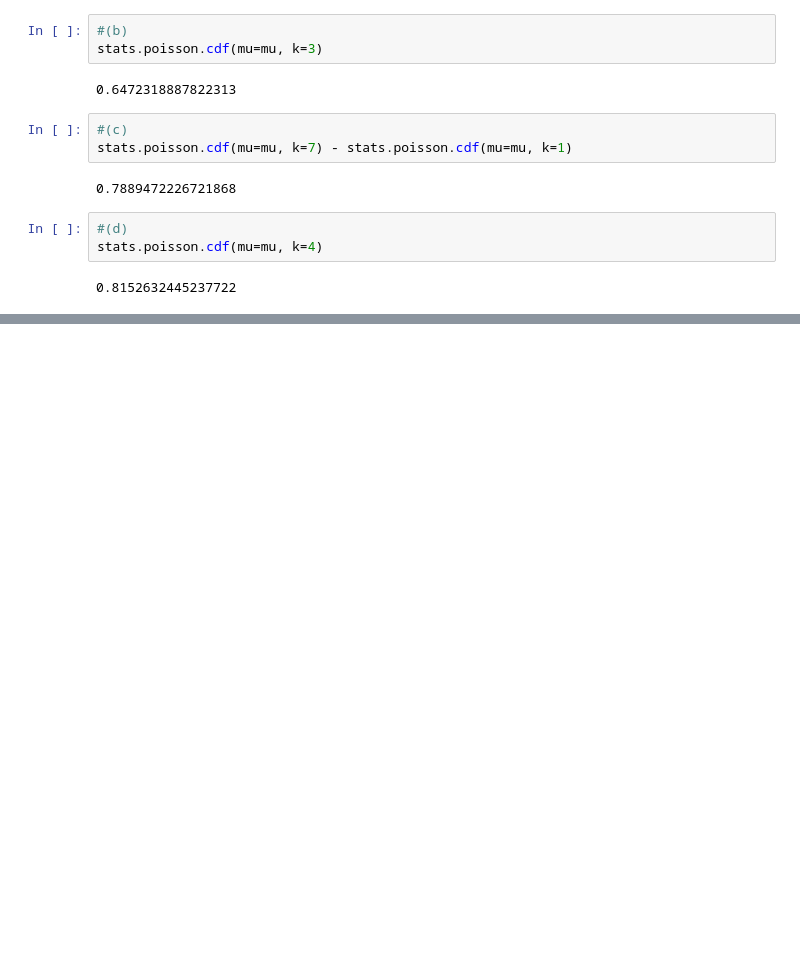
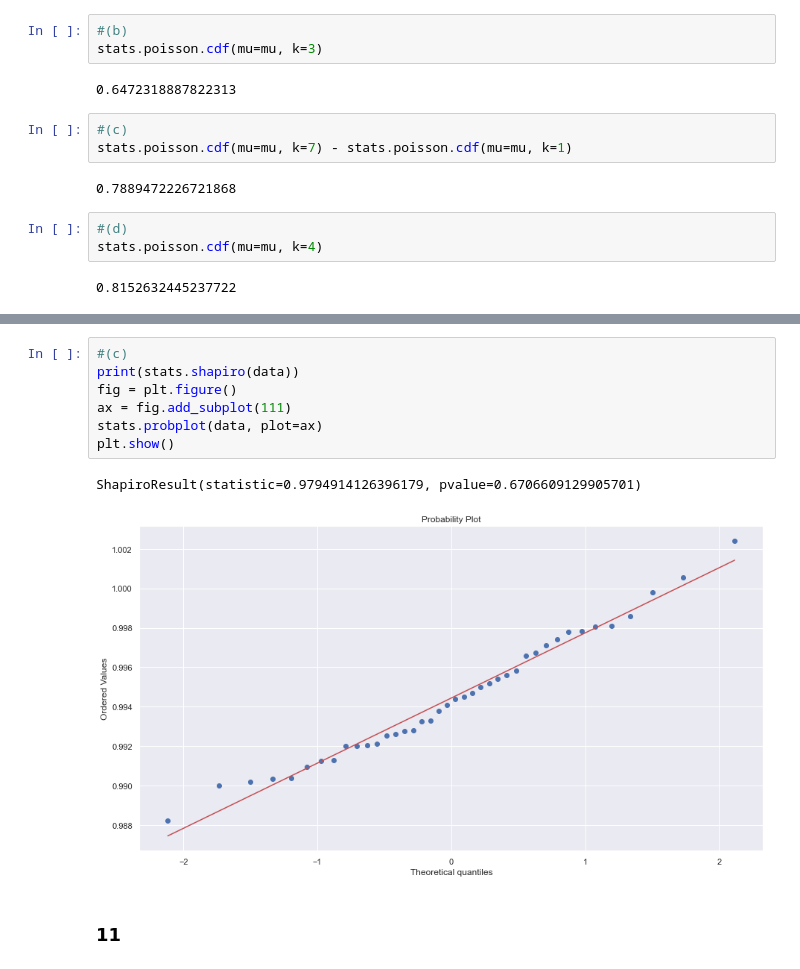
Before and after one commit to johanjun/study_datascienceandpython, a Jupyter notebook: python_stats/4. random generating, test.ipynb, the cells around one changed output, grey strips where cells are left out. Saved outputs shown, nothing was run; the diff lists cells and outputs as text; blank space fills up the shorter version.

```diff
--- a/python_stats/4. random generating, test.ipynb
+++ b/python_stats/4. random generating, test.ipynb
@@ -521,0 +604,12 @@ stats.poisson.cdf(mu=mu, k=4)
+# %%
+#(c)
+print(stats.shapiro(data))
+fig = plt.figure()
+ax = fig.add_subplot(111)
+stats.probplot(data, plot=ax)
+plt.show()
+# %% [output]
+ShapiroResult(statistic=0.9794914126396179, pvalue=0.6706609129905701)
+[figure, added]
+# %% [markdown]
+### 11
```
Also changed, not shown: parts of 21 cells of this notebook.
